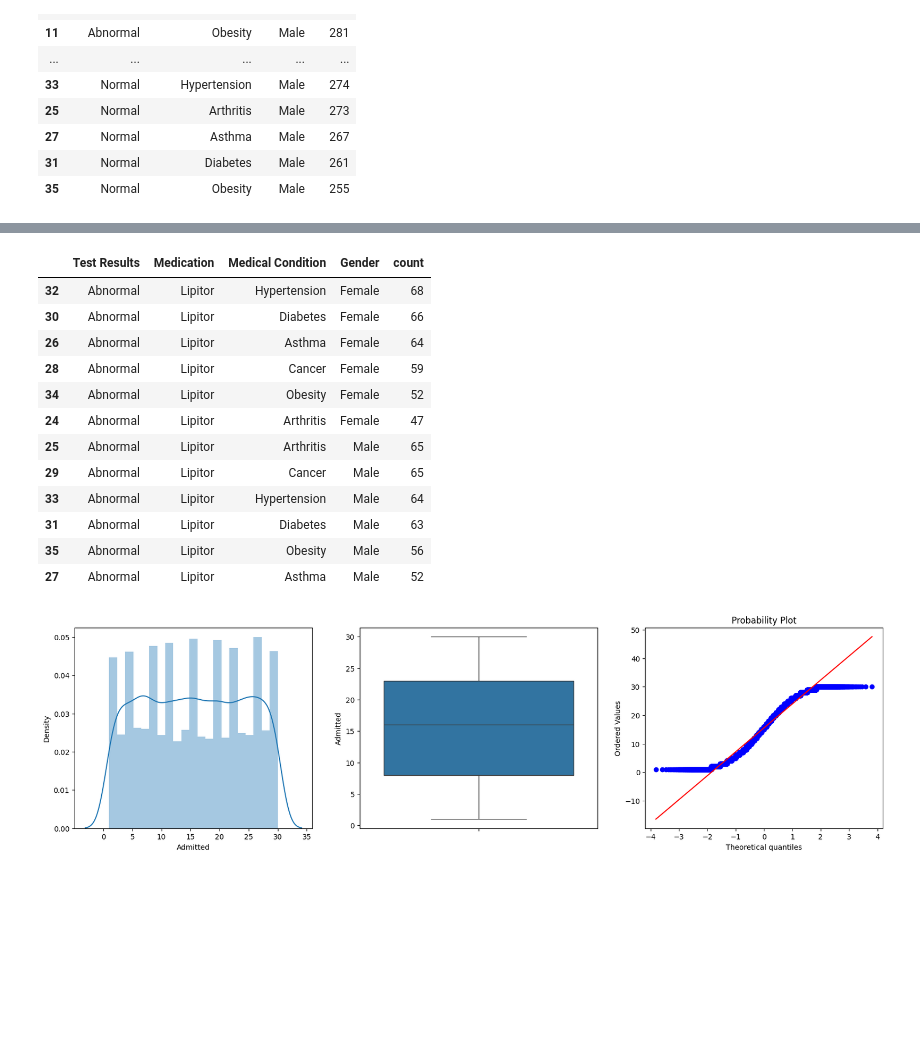
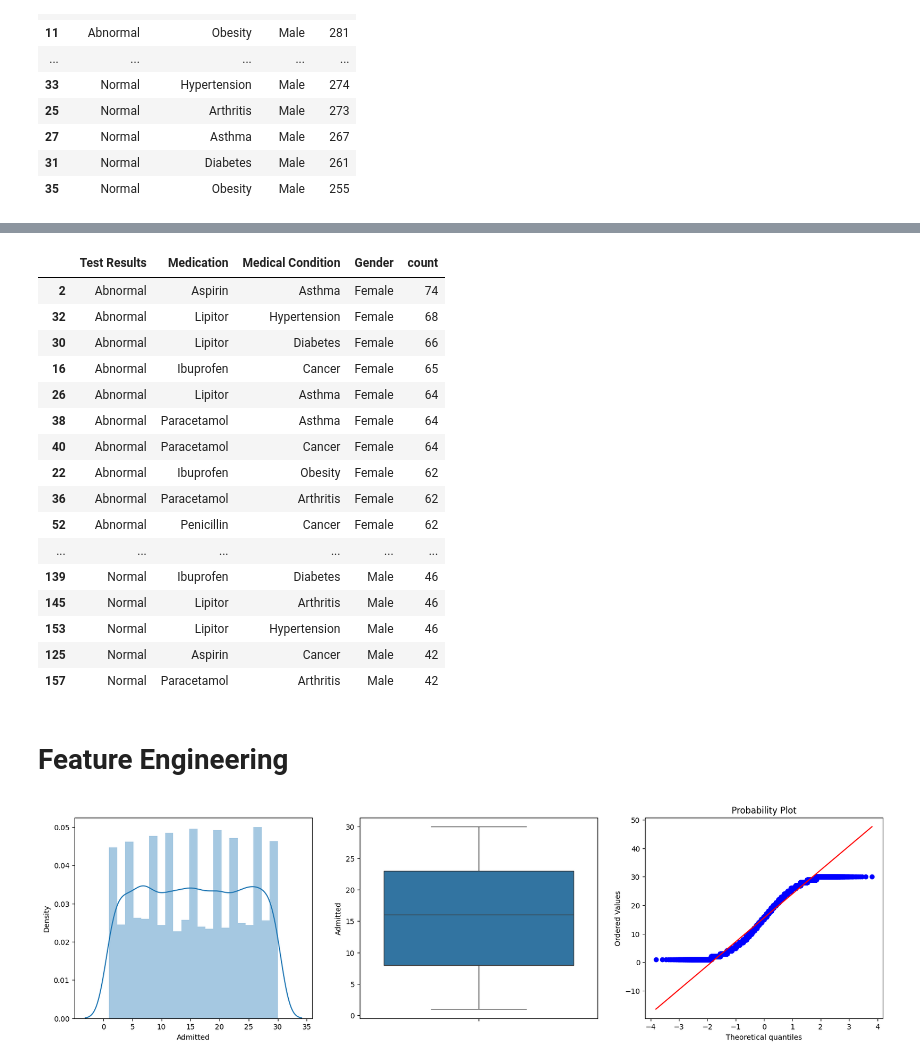
Before and after one commit to SarkarPriyanshu/DataScienceAssign, a Jupyter notebook: Healthcare_Dataset_Using_Tensorflow.ipynb, the cells around one changed output, grey strips where cells are left out. Saved outputs shown, nothing was run; the diff lists cells and outputs as text; code cells hidden in the pictures; blank space fills up the shorter version.

```diff
--- a/Healthcare_Dataset_Using_Tensorflow.ipynb
+++ b/Healthcare_Dataset_Using_Tensorflow.ipynb
@@ -367,25 +500,32 @@ eda_df \
 # %%
 eda_df \
 .groupby(['Test Results', 'Medication','Medical Condition','Gender']) \
 .agg({'Medication': 'count'}) \
 .rename(columns={'Medication':'count'}) \
 .reset_index() \
-.query("`Medication` == 'Lipitor' and `Test Results` == 'Abnormal'") \
-.sort_values(['Gender','count',],ascending=[True,False])
+.sort_values(['Test Results','Gender','count',],ascending=[True,True,False]) \
+.style.background_gradient(cmap ='coolwarm', axis=0)
+# .query("`Medication` == 'Lipitor' and `Test Results` == 'Abnormal'") \
 # %% [output]
 |  | Test Results | Medication | Medical Condition | Gender | count |
+| 2 | Abnormal | Aspirin | Asthma | Female | 74 |
 | 32 | Abnormal | Lipitor | Hypertension | Female | 68 |
 | 30 | Abnormal | Lipitor | Diabetes | Female | 66 |
+| 16 | Abnormal | Ibuprofen | Cancer | Female | 65 |
 | 26 | Abnormal | Lipitor | Asthma | Female | 64 |
-| 28 | Abnormal | Lipitor | Cancer | Female | 59 |
-| 34 | Abnormal | Lipitor | Obesity | Female | 52 |
-| 24 | Abnormal | Lipitor | Arthritis | Female | 47 |
-| 25 | Abnormal | Lipitor | Arthritis | Male | 65 |
-| 29 | Abnormal | Lipitor | Cancer | Male | 65 |
-| 33 | Abnormal | Lipitor | Hypertension | Male | 64 |
-| 31 | Abnormal | Lipitor | Diabetes | Male | 63 |
-| 35 | Abnormal | Lipitor | Obesity | Male | 56 |
-| 27 | Abnormal | Lipitor | Asthma | Male | 52 |
+| 38 | Abnormal | Paracetamol | Asthma | Female | 64 |
+| 40 | Abnormal | Paracetamol | Cancer | Female | 64 |
+| 22 | Abnormal | Ibuprofen | Obesity | Female | 62 |
+| 36 | Abnormal | Paracetamol | Arthritis | Female | 62 |
+| 52 | Abnormal | Penicillin | Cancer | Female | 62 |
+| ... | ... | ... | ... | ... | ... |
+| 139 | Normal | Ibuprofen | Diabetes | Male | 46 |
+| 145 | Normal | Lipitor | Arthritis | Male | 46 |
+| 153 | Normal | Lipitor | Hypertension | Male | 46 |
+| 125 | Normal | Aspirin | Cancer | Male | 42 |
+| 157 | Normal | Paracetamol | Arthritis | Male | 42 |
+# %% [markdown]
+# Feature Engineering
 # %%
 eda_df = eda_df.assign(
     Admitted=(eda_df['Discharge Date'] - eda_df['Date of Admission']).dt.days,
```
Also changed, not shown: parts of 27 cells of this notebook.
